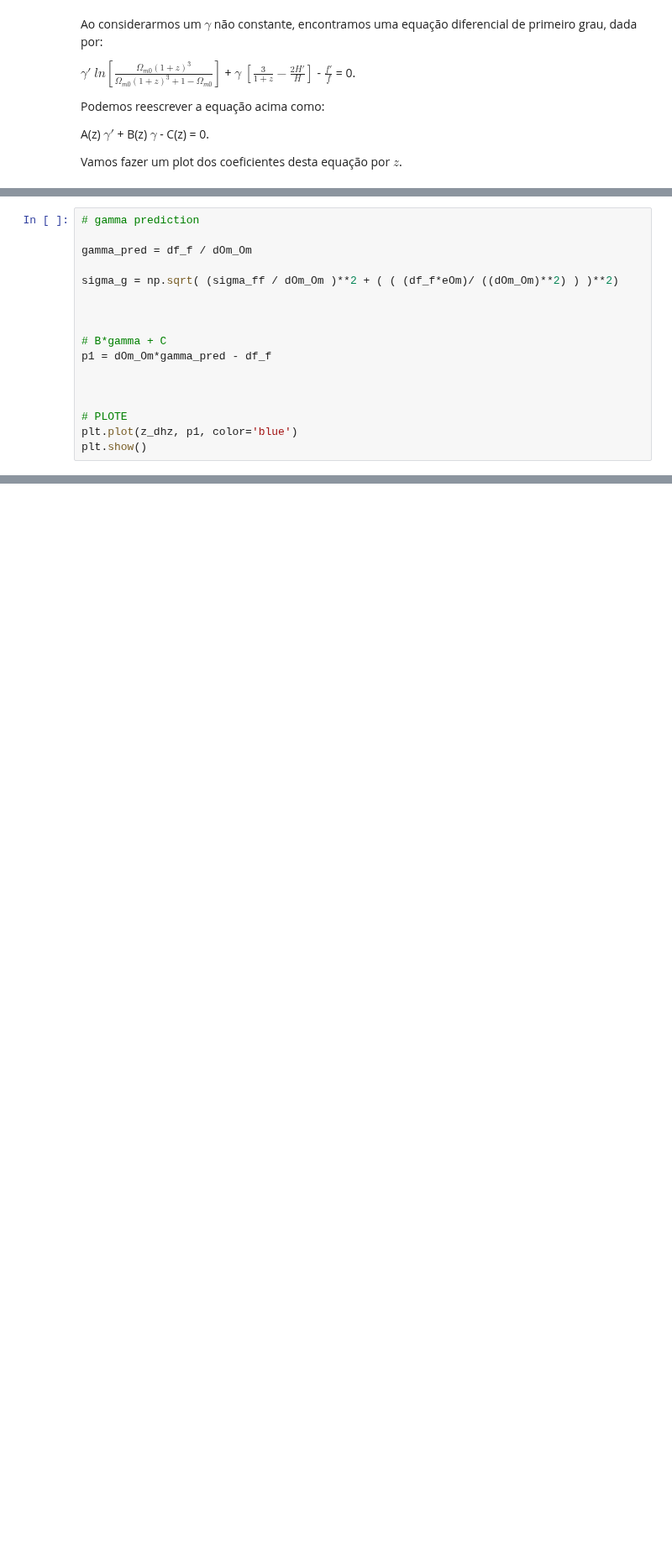
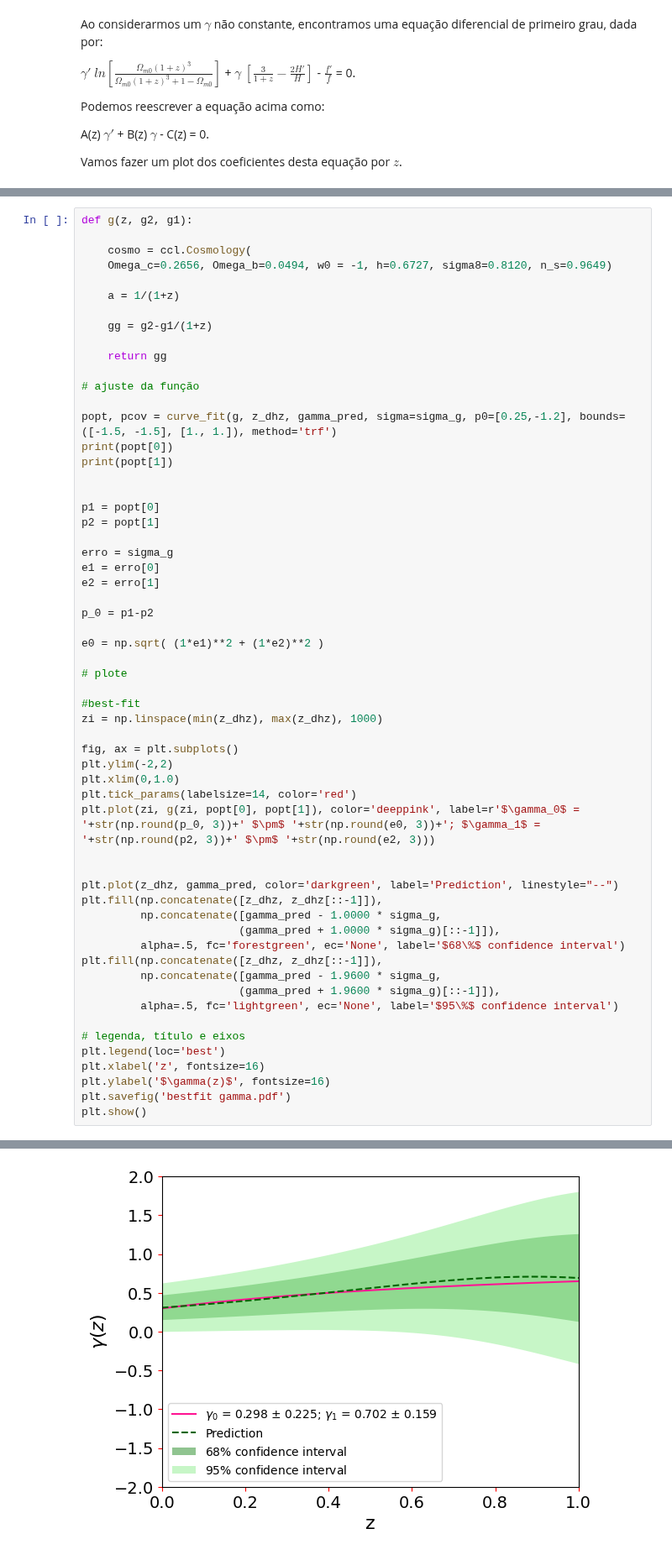
Before and after one commit to fernanda0402/Doutorado, a Jupyter notebook: GP_gamma_.ipynb, the cells around one changed output, grey strips where cells are left out. Shown at 84% size. Drawn from its saved outputs; the diff is of its cells as text; blank space fills up the shorter version.

```diff
--- a/GP_gamma_.ipynb
+++ b/GP_gamma_.ipynb
@@ -794,17 +816,0 @@ Vamos plotar B(z)$\gamma$ + C(z) x z.
-# %%
-# gamma prediction
-
-gamma_pred = df_f / dOm_Om
-
-sigma_g = np.sqrt( (sigma_ff / dOm_Om )**2 + ( ( (df_f*eOm)/ ((dOm_Om)**2) ) )**2)
-
-
-
-# B*gamma + C
-p1 = dOm_Om*gamma_pred - df_f
-
-
-
-# PLOTE
-plt.plot(z_dhz, p1, color='blue')
-plt.show()
@@ -812,0 +837,59 @@ plt.show()
+# %%
+def g(z, g2, g1):
+
+    cosmo = ccl.Cosmology(
+    Omega_c=0.2656, Omega_b=0.0494, w0 = -1, h=0.6727, sigma8=0.8120, n_s=0.9649)
+
+    a = 1/(1+z)
+
+    gg = g2-g1/(1+z)
+
+    return gg
+
+# ajuste da função
+
+popt, pcov = curve_fit(g, z_dhz, gamma_pred, sigma=sigma_g, p0=[0.25,-1.2], bounds=([-1.5, -1.5], [1., 1.]), method='trf')
+print(popt[0])
+print(popt[1])
+
+
+p1 = popt[0]
+p2 = popt[1]
+
+erro = sigma_g
+e1 = erro[0]
+e2 = erro[1]
+
+p_0 = p1-p2
+
+e0 = np.sqrt( (1*e1)**2 + (1*e2)**2 )
+
+# plote
+
+#best-fit
+zi = np.linspace(min(z_dhz), max(z_dhz), 1000)
+
+fig, ax = plt.subplots()
+plt.ylim(-2,2)
+plt.xlim(0,1.0)
+plt.tick_params(labelsize=14, color='red')
+plt.plot(zi, g(zi, popt[0], popt[1]), color='deeppink', label=r'$\gamma_0$ = '+str(np.round(p_0, 3))+' $\pm$ '+str(np.round(e0, 3))+'; $\gamma_1$ = '+str(np.round(p2, 3))+' $\pm$ '+str(np.round(e2, 3)))
+
+
+plt.plot(z_dhz, gamma_pred, color='darkgreen', label='Prediction', linestyle="--")
+plt.fill(np.concatenate([z_dhz, z_dhz[::-1]]),
+         np.concatenate([gamma_pred - 1.0000 * sigma_g,
+                        (gamma_pred + 1.0000 * sigma_g)[::-1]]),
+         alpha=.5, fc='forestgreen', ec='None', label='$68\%$ confidence interval')
+plt.fill(np.concatenate([z_dhz, z_dhz[::-1]]),
+         np.concatenate([gamma_pred - 1.9600 * sigma_g,
+                        (gamma_pred + 1.9600 * sigma_g)[::-1]]),
+         alpha=.5, fc='lightgreen', ec='None', label='$95\%$ confidence interval')
+
+# legenda, título e eixos
+plt.legend(loc='best')
+plt.xlabel('z', fontsize=16)
+plt.ylabel('$\gamma(z)$', fontsize=16)
+plt.savefig('bestfit gamma.pdf')
+plt.show()
+# %% [output]
@@ -812,0 +898 @@ plt.show()
+[figure, added]
```
Also changed, not shown: parts of 11 cells of this notebook.
